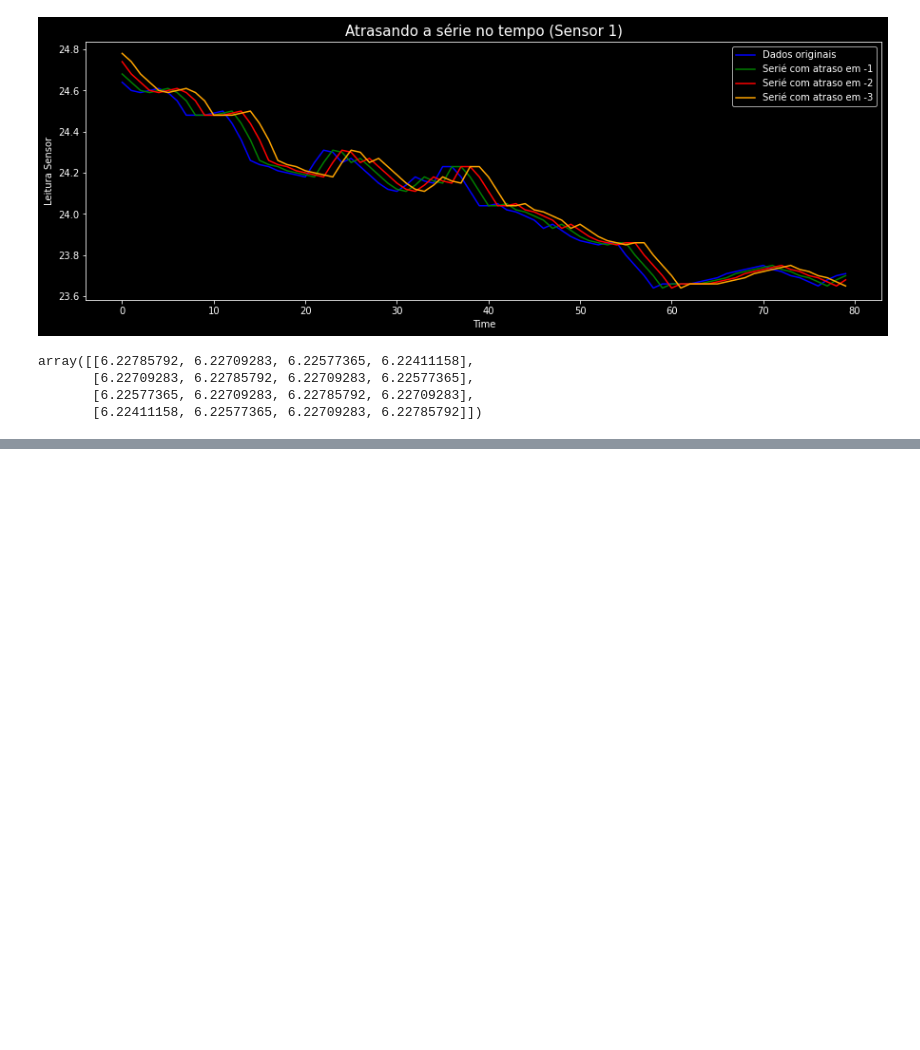
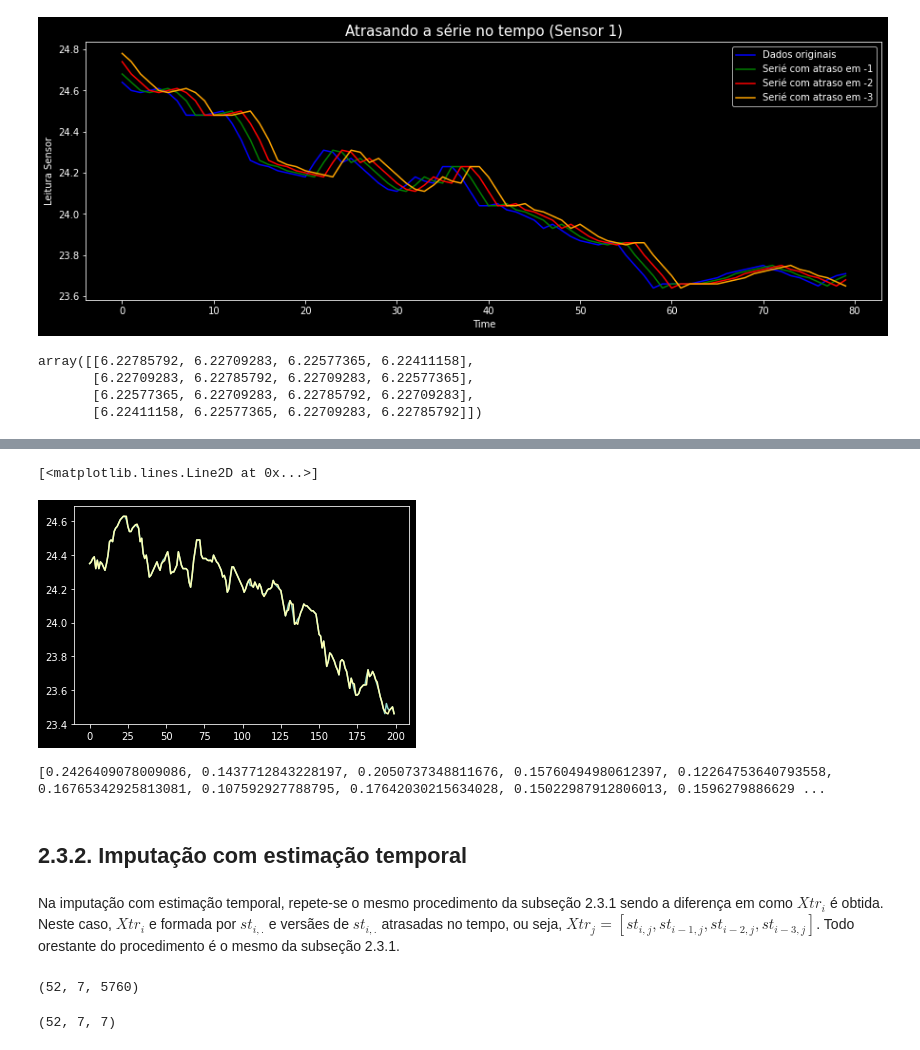
Before and after one commit to matheusf06/Corre-o-de-dados, a Jupyter notebook: tra_(1).ipynb, the cells around one changed output, grey strips where cells are left out. Cells and saved outputs as stored; diff of their text form; code cells hidden in the pictures; blank space fills up the shorter version.

```diff
--- a/tra_(1).ipynb
+++ b/tra_(1).ipynb
@@ -783,0 +800,12 @@ est_temp_dados_test = estTem(coe_estima_xj, dados_imput, posi_imput, sim_max_rox
+# %%
+plt.plot(Xte[:,0][4300:4500])
+plt.plot(est_temp[0][4300:4500])
+# %% [output]
+[<matplotlib.lines.Line2D at 0x...>]
+[figure, added]
+# %%
+# Calculando o erro com a estimacao temporal
+erro_est_temp = MAE(est_temp_dados_test, Xte)
+print(erro_est_temp)
+# %% [output]
+[0.2426409078009086, 0.1437712843228197, 0.2050737348811676, 0.15760494980612397, 0.12264753640793558, 0.16765342925813081, 0.107592927788795, 0.17642030215634028, 0.15022987912806013, 0.1596279886629 ...
@@ -783,0 +822,5 @@ est_temp_dados_test = estTem(coe_estima_xj, dados_imput, posi_imput, sim_max_rox
+# %% [markdown]
+## 2.3.2. Imputação com estimação temporal
+# %% [markdown]
+Na imputação com estimação temporal, repete-se o mesmo procedimento da subseção 2.3.1 sendo a diferença em como $Xtr_i$ é obtida. Neste caso, $Xtr_i$ e formada por $st_{i,.}$ e
+versães de $st_{i,.}$ atrasadas no tempo, ou seja, $Xtr_j = [st_{i,j} , st_{i−1,j} , st_{i−2,j} , st_{i−3,j} ]$. Todo orestante do procedimento é o mesmo da subseção 2.3.1.
@@ -783,0 +848,11 @@ est_temp_dados_test = estTem(coe_estima_xj, dados_imput, posi_imput, sim_max_rox
+# %%
+list_Cx_ji = np.array(list_Cx_ji)
+list_Cx_ji.shape
+# %% [output]
+(52, 7, 5760)
+# %%
+# Criando as matrizes de covariancia da estimacao espaco-temporal
+list_Cx_ij_Ro, list_mij = meanM(list_Cx_ji)
+list_Cx_ij_Ro.shape
+# %% [output]
+(52, 7, 7)
```
Also changed, not shown: parts of 16 cells of this notebook.
